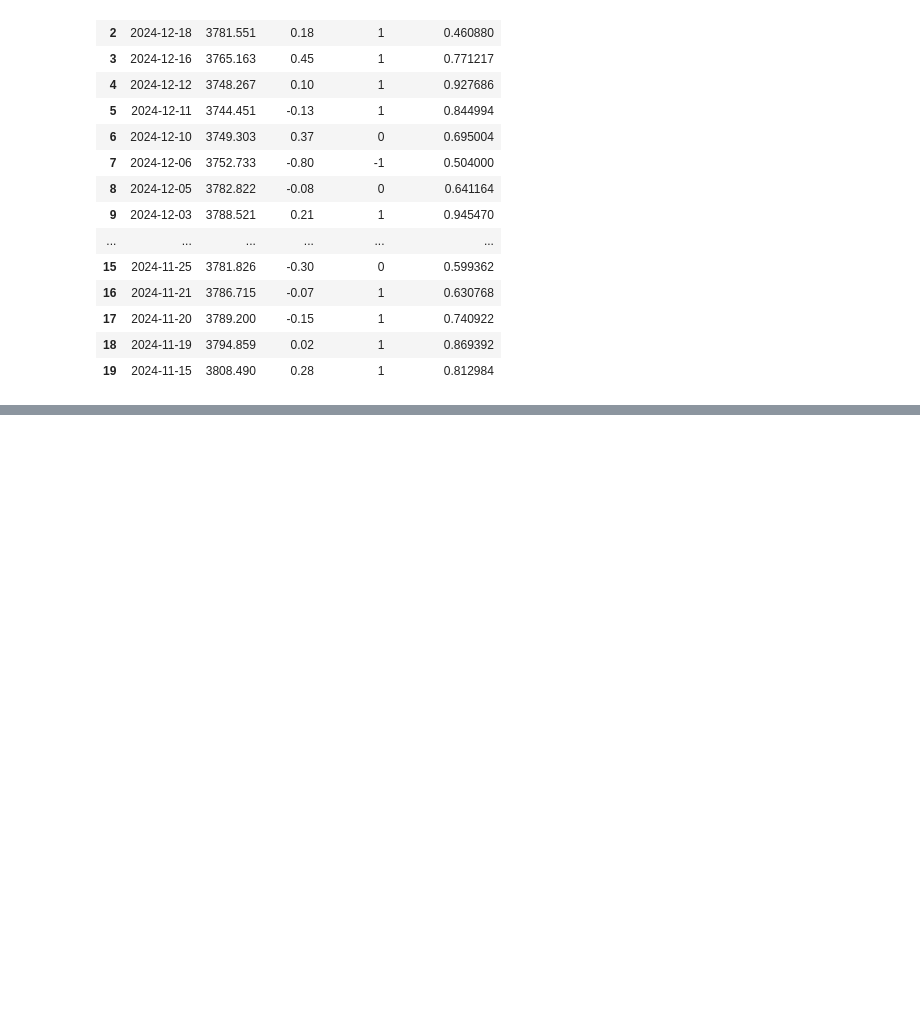
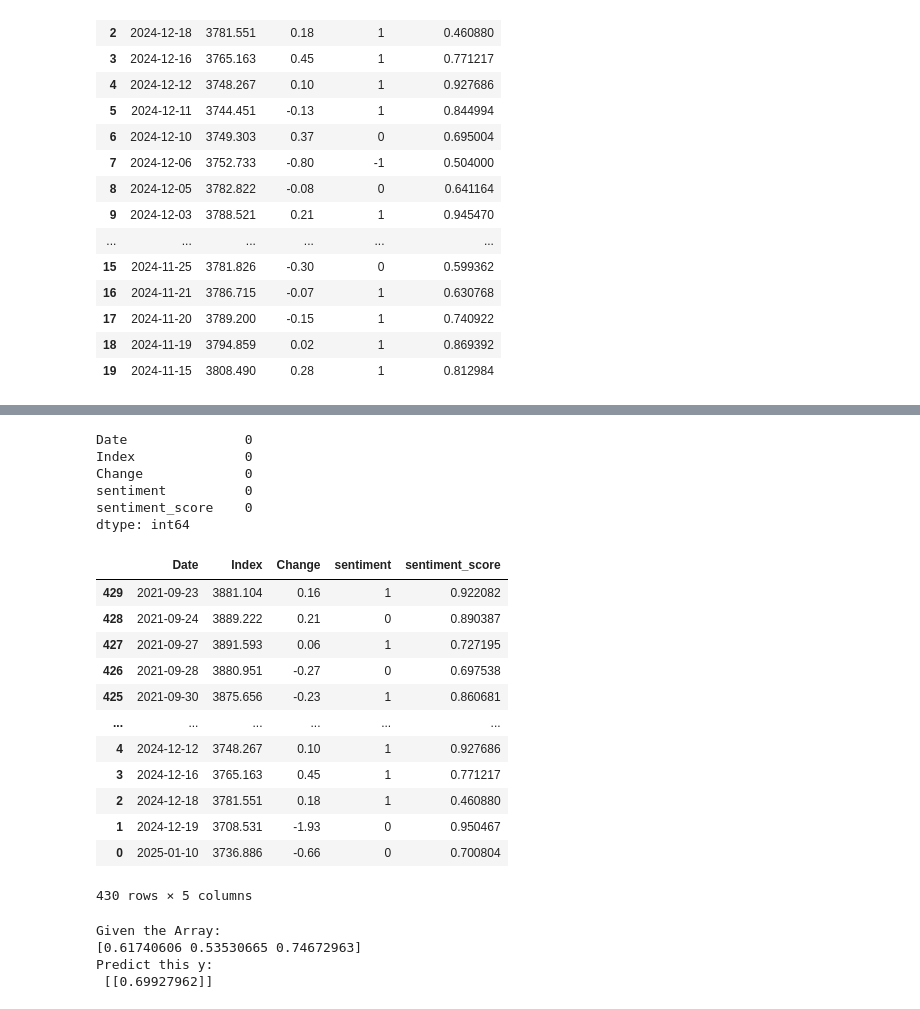
Before and after one commit to vanki2003/Dissertation, a Jupyter notebook: prototype/model.ipynb, the cells around one changed output, grey strips where cells are left out. Saved outputs shown, nothing was run; the diff lists cells and outputs as text; code cells hidden in the pictures; blank space fills up the shorter version.

```diff
--- a/prototype/model.ipynb
+++ b/prototype/model.ipynb
@@ -116,0 +129,9 @@ merged_data.head(20)
+# %%
+merged_data.isnull().sum()
+# %% [output]
+Date               0
+Index              0
+Change             0
+sentiment          0
+sentiment_score    0
+dtype: int64
@@ -116,0 +153,16 @@ merged_data.head(20)
+# %%
+merged_data.sort_values('Date')
+# %% [output]
+|  | Date | Index | Change | sentiment | sentiment_score |
+| 429 | 2021-09-23 | 3881.104 | 0.16 | 1 | 0.922082 |
+| 428 | 2021-09-24 | 3889.222 | 0.21 | 0 | 0.890387 |
+| 427 | 2021-09-27 | 3891.593 | 0.06 | 1 | 0.727195 |
+| 426 | 2021-09-28 | 3880.951 | -0.27 | 0 | 0.697538 |
+| 425 | 2021-09-30 | 3875.656 | -0.23 | 1 | 0.860681 |
+| ... | ... | ... | ... | ... | ... |
+| 4 | 2024-12-12 | 3748.267 | 0.10 | 1 | 0.927686 |
+| 3 | 2024-12-16 | 3765.163 | 0.45 | 1 | 0.771217 |
+| 2 | 2024-12-18 | 3781.551 | 0.18 | 1 | 0.460880 |
+| 1 | 2024-12-19 | 3708.531 | -1.93 | 0 | 0.950467 |
+| 0 | 2025-01-10 | 3736.886 | -0.66 | 0 | 0.700804 |
+430 rows × 5 columns
@@ -116,0 +188,28 @@ merged_data.head(20)
+# %%
+from keras.preprocessing.sequence import TimeseriesGenerator
+# Convert DataFrame to numpy array and select the feature(s) we want to predict
+# Let's say we want to predict the 'Index' column
+data_array = train_scaled['Index'].values.reshape(-1, 1)
+
+n_input = 3
+n_features = 1
+generator = TimeseriesGenerator(data_array,
+                              data_array,
+                              length=n_input,
+                              batch_size=1)
+
+X, y = generator[0]
+print(f'Given the Array: \n{X.flatten()}')
+print(f'Predict this y: \n {y}')
+
+# We do the same thing, but now instead for 12 months
+n_input = 12
+generator = TimeseriesGenerator(data_array,
+                              data_array,
+                              length=n_input,
+                              batch_size=1)
+# %% [output]
+Given the Array:
+[0.61740606 0.53530665 0.74672963]
+Predict this y:
+ [[0.69927962]]
```
Also changed, not shown: parts of 11 cells of this notebook.
